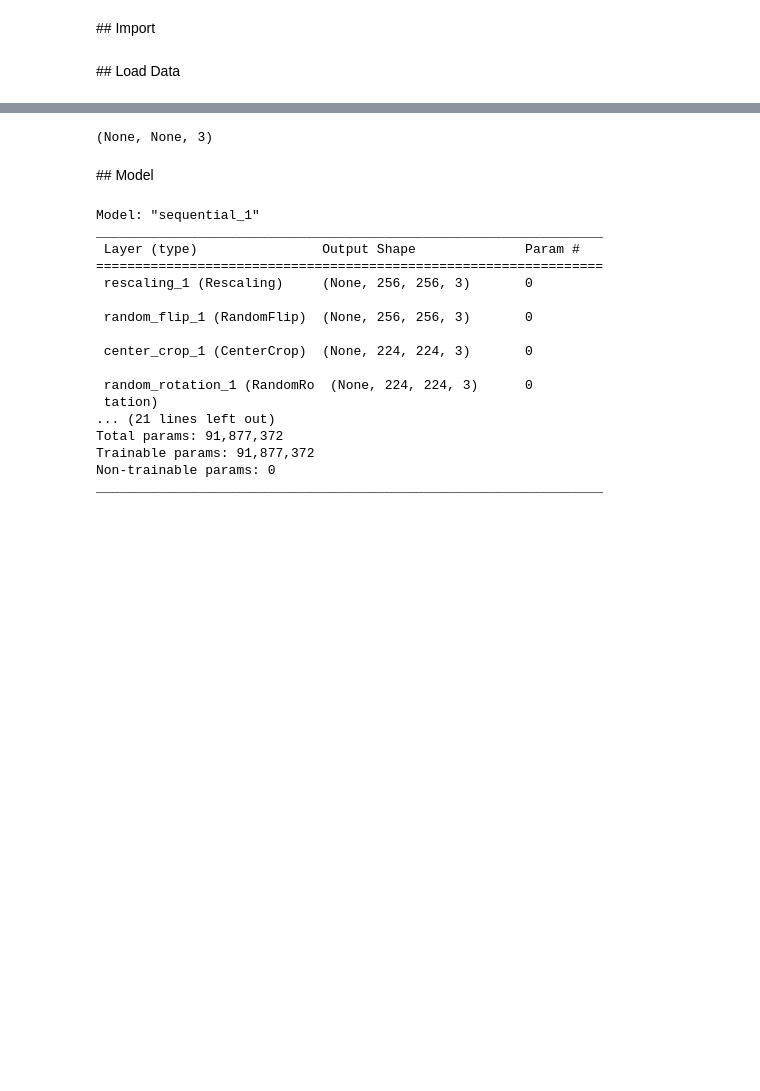
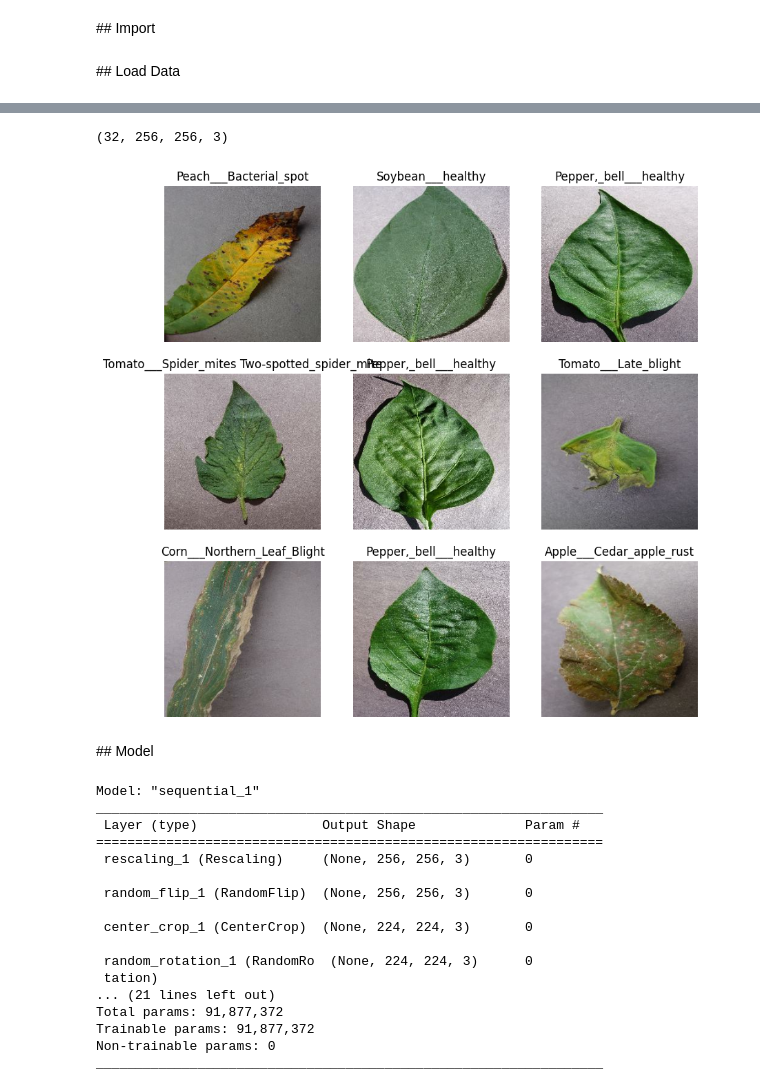
Before and after one commit to Solid32/LeafScan-back, a Jupyter notebook: notebooks/LeafScan_Guillaume(1).ipynb, the cells around one changed output, grey strips where cells are left out. Saved outputs shown, nothing was run; the diff lists cells and outputs as text; code cells hidden in the pictures; blank space fills up the shorter version.

```diff
--- a/notebooks/LeafScan_Guillaume(1).ipynb
+++ b/notebooks/LeafScan_Guillaume(1).ipynb
@@ -41,0 +15,10 @@ temp = [    "Apple scab",    "Apple black rot",    "Apple cedar apple rust",
+# %%
+data_dir = '../raw_data'
+
+dataset = tf.keras.utils.image_dataset_from_directory(
+    data_dir,
+    batch_size=32,
+    image_size=(256, 256),
+    shuffle=True,
+    seed=42
+)
@@ -64,10 +59,5 @@ index_dict
 # %%
-train_ds = train_ds.batch(32)
-
-val_ds = val_ds.batch(32)
-
-test_ds = test_ds.batch(32)
+for image, labels in dataset.take(1):
+    print(image.shape)
+# %% [output]
+(32, 256, 256, 3)
-# %%
-metadata.features['image'].shape
-# %% [output]
-(None, None, 3)
@@ -76,3 +64,14 @@ input_shape = metadata.features['image'].shape
+# %%
+import matplotlib.pyplot as plt
+plt.figure(figsize=(10, 10))
+for images, labels in dataset.take(1):
+    for i in range(9):
+        ax = plt.subplot(3, 3, i + 1)
+        plt.imshow(images[i].numpy().astype("uint16"))
+        plt.title(dataset.class_names[labels[i]])
+        plt.axis("off")
+# %% [output]
+[figure, added]
 # %% [markdown]
 ## Model
 # %%
```
Also changed, not shown: parts of 13 cells of this notebook.
